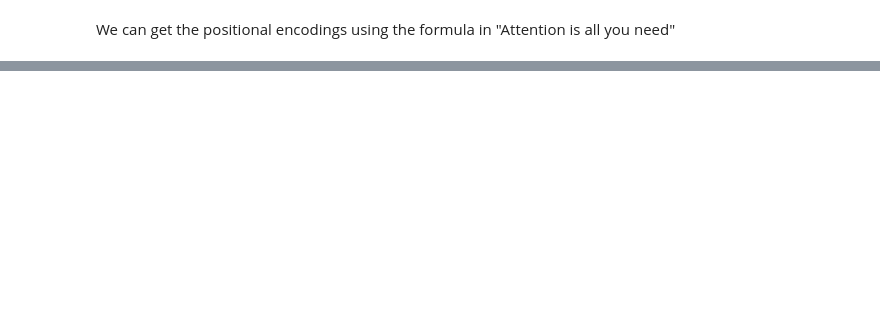
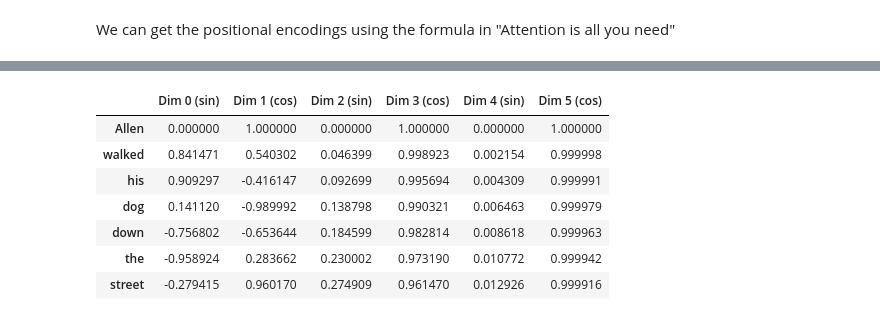
Before and after one commit to emoeller80281/Machine-Learning, a Jupyter notebook: positional_encoding.ipynb, the cells around one changed output, grey strips where cells are left out. Saved outputs shown, nothing was run; the diff lists cells and outputs as text; code cells hidden in the pictures; blank space fills up the shorter version.

```diff
--- a/positional_encoding.ipynb
+++ b/positional_encoding.ipynb
@@ -245,0 +211,43 @@ Position: 2 Word: about
+# %%
+# create the positional encoding function using the formula above
+
+def getPositionEncoding(seq_len, d, n=10000):
+
+    # instantiate an array of 0s as a starting point
+
+    P = np.zeros((seq_len, d))
+
+    # iterate through the positions of each word
+
+    for k in range(seq_len):
+
+        #calculate the positional encoding for even and odd position of each word
+
+        for i in np.arange(int(d/2)):
+
+            denominator = np.power(n, 2*i/d)
+
+            P[k, 2*i] = np.sin(k/denominator)
+
+            P[k, 2*i+1] = np.cos(k/denominator)
+    return P
+
+
+
+sequence = "Allen walked his dog down the street".split()
+word_to_ix = [{i, x} for i, x in enumerate(sequence)]
+embedding_dim = 6
+P = getPositionEncoding(seq_len=len(sequence), d=embedding_dim, n=10000)
+
+position_embedding_df = pd.DataFrame(data=P, index=[i for i in sequence], columns =[f"Dim {i} (sin)" if i % 2 == 0 else f"Dim {i} (cos)" for i in np.arange(embedding_dim)])
+
+position_embedding_df
+# %% [output]
+|  | Dim 0 (sin) | Dim 1 (cos) | Dim 2 (sin) | Dim 3 (cos) | Dim 4 (sin) | Dim 5 (cos) |
+| Allen | 0.000000 | 1.000000 | 0.000000 | 1.000000 | 0.000000 | 1.000000 |
+| walked | 0.841471 | 0.540302 | 0.046399 | 0.998923 | 0.002154 | 0.999998 |
+| his | 0.909297 | -0.416147 | 0.092699 | 0.995694 | 0.004309 | 0.999991 |
+| dog | 0.141120 | -0.989992 | 0.138798 | 0.990321 | 0.006463 | 0.999979 |
+| down | -0.756802 | -0.653644 | 0.184599 | 0.982814 | 0.008618 | 0.999963 |
+| the | -0.958924 | 0.283662 | 0.230002 | 0.973190 | 0.010772 | 0.999942 |
+| street | -0.279415 | 0.960170 | 0.274909 | 0.961470 | 0.012926 | 0.999916 |
```
Also changed, not shown: parts of 10 cells of this notebook, 5 other files.
